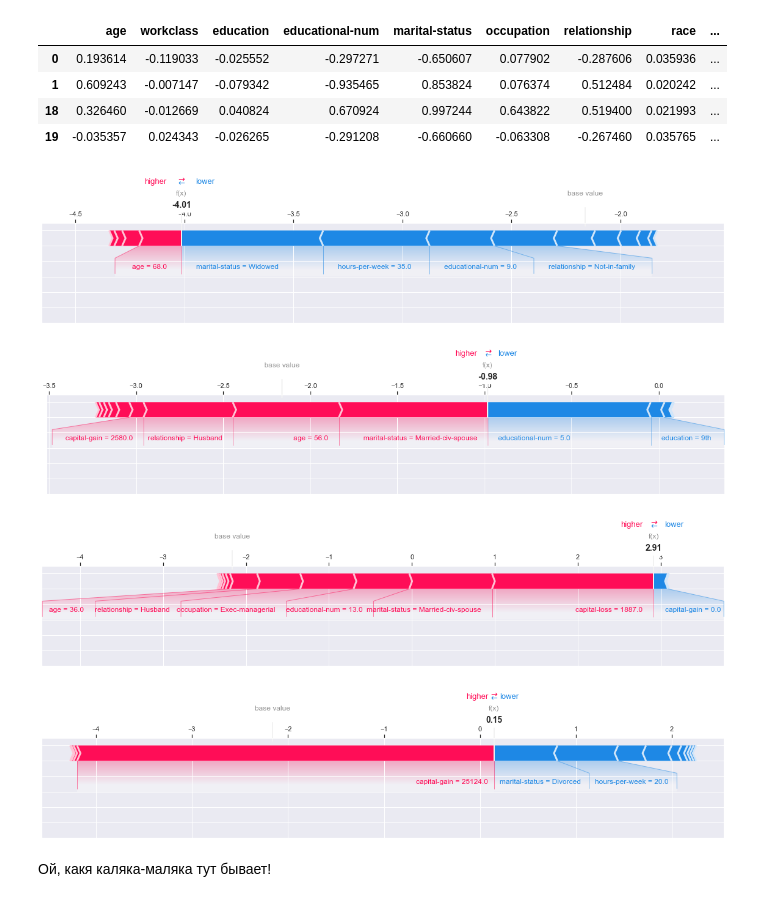
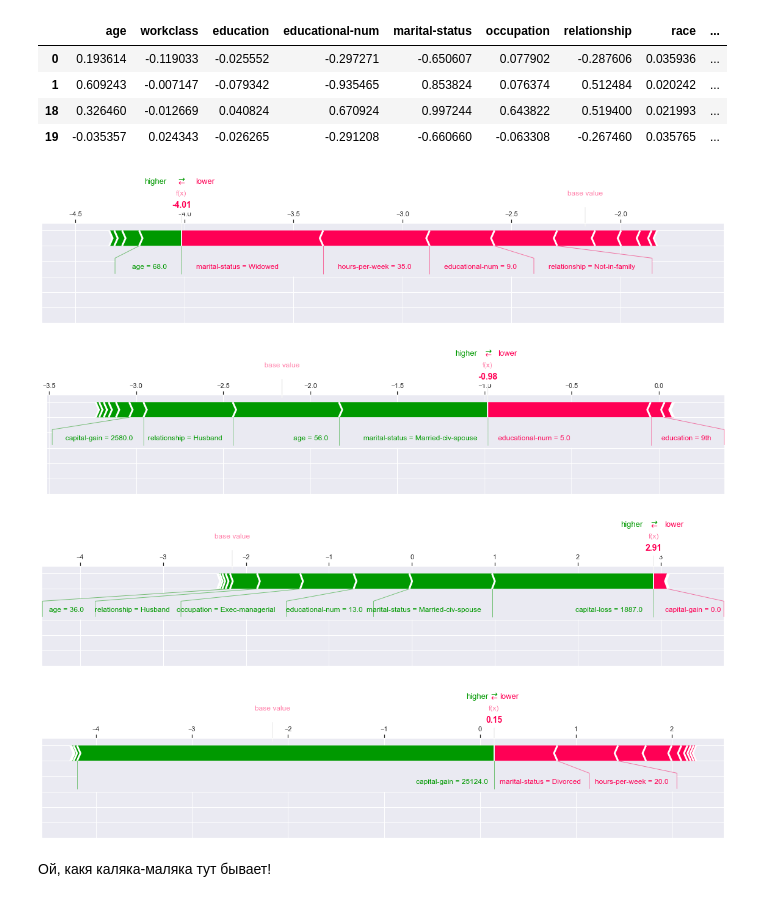
Before and after one commit to akazankina/202305_AK_Raiff_PracticalML_HSE, a Jupyter notebook: income_forecast/Raiff_EDA_modeling_income.ipynb, the cells around one changed output. Drawn from its saved outputs; the diff is of its cells as text; code cells hidden in the pictures.

```diff
--- a/income_forecast/Raiff_EDA_modeling_income.ipynb
+++ b/income_forecast/Raiff_EDA_modeling_income.ipynb
@@ -1554,17 +1555,56 @@ pd.DataFrame(shap_values,columns=Xtest.columns).iloc[[0, 1, 18, 19],:]
 | 1 | 0.609243 | -0.007147 | -0.079342 | -0.935465 | 0.853824 | 0.076374 | 0.512484 | 0.020242 | ... |
 | 18 | 0.326460 | -0.012669 | 0.040824 | 0.670924 | 0.997244 | 0.643822 | 0.519400 | 0.021993 | ... |
 | 19 | -0.035357 | 0.024343 | -0.026265 | -0.291208 | -0.660660 | -0.063308 | -0.267460 | 0.035765 | ... |
+# %%
+def re_color(fig):
+    # Default SHAP colors
+    default_pos_color = "#ff0d57"
+    default_neg_color = "#1e88e5"
+    # Custom colors
+    positive_color = "#009900"
+    negative_color = "#ff0055"
+    obj = []
+    for fc in fig.get_children():
+        for fcc in fc.get_children():
+            obj.append(type(fcc))
+            if (isinstance(fcc, matplotlib.patches.Polygon)):
+                fcc.set_edgecolor("#ffffff")
+                is_high = matplotlib.colors.to_hex(fcc.get_facecolor()) == default_pos_color
+                if is_high:
+                    fcc.set_facecolor(positive_color)
+                else:
+                    fcc.set_facecolor(negative_color)
+            if (isinstance(fcc, matplotlib.patches.PathPatch)):
+                fcc.set_facecolor("#eaeaf2")
+            if (isinstance(fcc, plt.Line2D)):
+                is_high = matplotlib.colors.to_hex(fcc.get_color()) == default_pos_color
+                is_low = matplotlib.colors.to_hex(fcc.get_color()) == default_neg_color
+                if is_high:
+                    fcc.set_color(positive_color)
+                if is_low:
+                    fcc.set_color(negative_color)
+            if (isinstance(fcc, plt.Text)):
+                is_high = matplotlib.colors.to_hex(fcc.get_color()) == default_pos_color
+                if is_high:
+                    fcc.set_color(positive_color)
+                else:
+                    fcc.set_color(negative_color)
+#     print(pd.DataFrame(obj))
 # %%
 shap.force_plot(explainer.expected_value, shap_values[0,:], Xtest.iloc[0,:], matplotlib=True, show=False)
+re_color(plt.gcf())
 shap.force_plot(explainer.expected_value, shap_values[1,:], Xtest.iloc[1,:], matplotlib=True, show=False)
+re_color(plt.gcf())
 shap.force_plot(explainer.expected_value, shap_values[18,:], Xtest.iloc[18,:], matplotlib=True, show=False)
+re_color(plt.gcf())
 shap.force_plot(explainer.expected_value, shap_values[19,:], Xtest.iloc[19,:], matplotlib=True, show=False)
+re_color(plt.gcf())
 plt.show()
 # %% [output]
-[figure, old version]
+[figure, new version]
-[figure, old version]
+[figure, new version]
-[figure, old version]
+[figure, new version]
-[figure, old version]
+[figure, new version]
 # %% [markdown]
 Ой, какя каляка-маляка тут бывает!
 # %%
```
Also changed, not shown: parts of 3 cells of this notebook.
